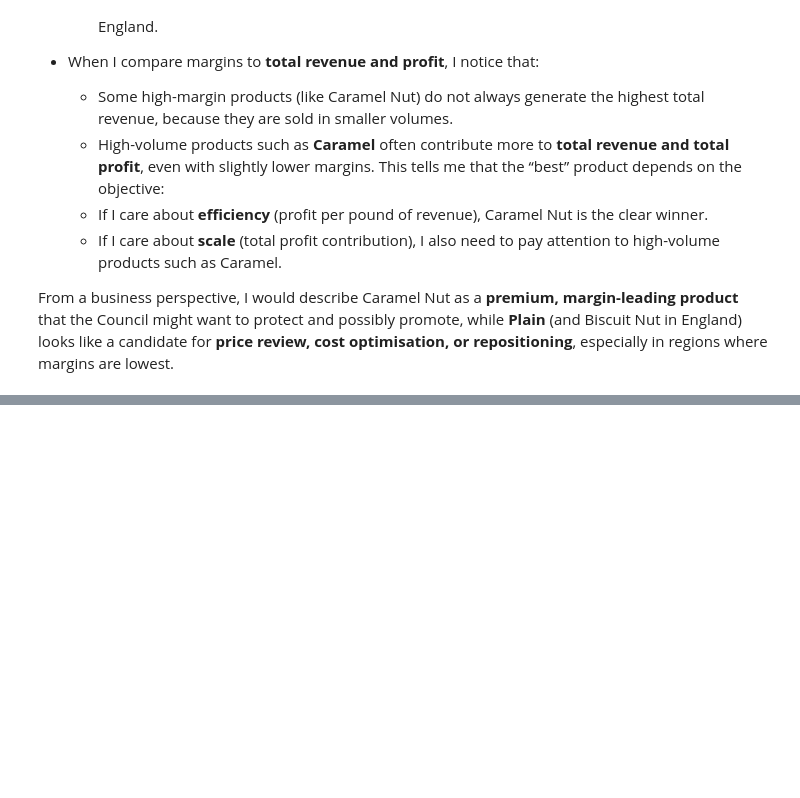
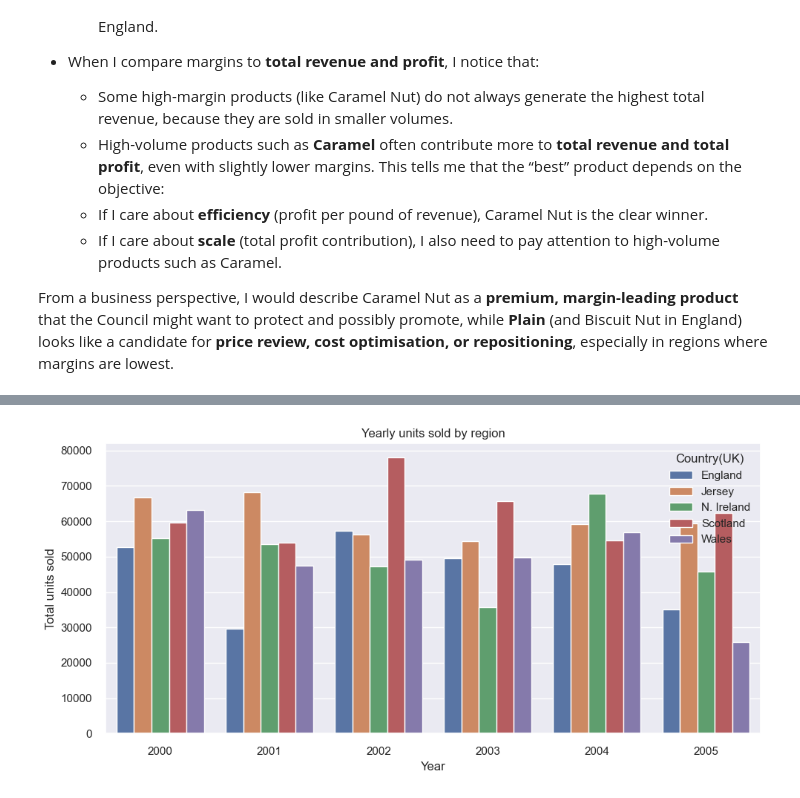
Before and after one commit to OmerTDK/confectionary-data-viz, a Jupyter notebook: main.ipynb, the cells around one changed output, grey strips where cells are left out. Drawn from its saved outputs; the diff is of its cells as text; code cells hidden in the pictures; blank space fills up the shorter version.

```diff
--- a/main.ipynb
+++ b/main.ipynb
@@ -619,0 +746,27 @@ From a business perspective, I would describe Caramel Nut as a **premium, margin
+# %%
+# Yearly totals by region
+year_region = (
+    month_region
+    .assign(Year=month_region["YearMonth"].dt.year)
+    .groupby(["Year", "Country(UK)"])
+    .agg(
+        Total_Units=("Total_Units", "sum"),
+        Total_Revenue=("Total_Revenue", "sum")
+    )
+    .reset_index()
+)
+
+plt.figure(figsize=(10, 5))
+sns.barplot(
+    data=year_region,
+    x="Year",
+    y="Total_Units",
+    hue="Country(UK)"
+)
+plt.title("Yearly units sold by region")
+plt.xlabel("Year")
+plt.ylabel("Total units sold")
+plt.tight_layout()
+plt.show()
+# %% [output]
+[figure, added]
```
Also changed, not shown: parts of 10 cells of this notebook.
